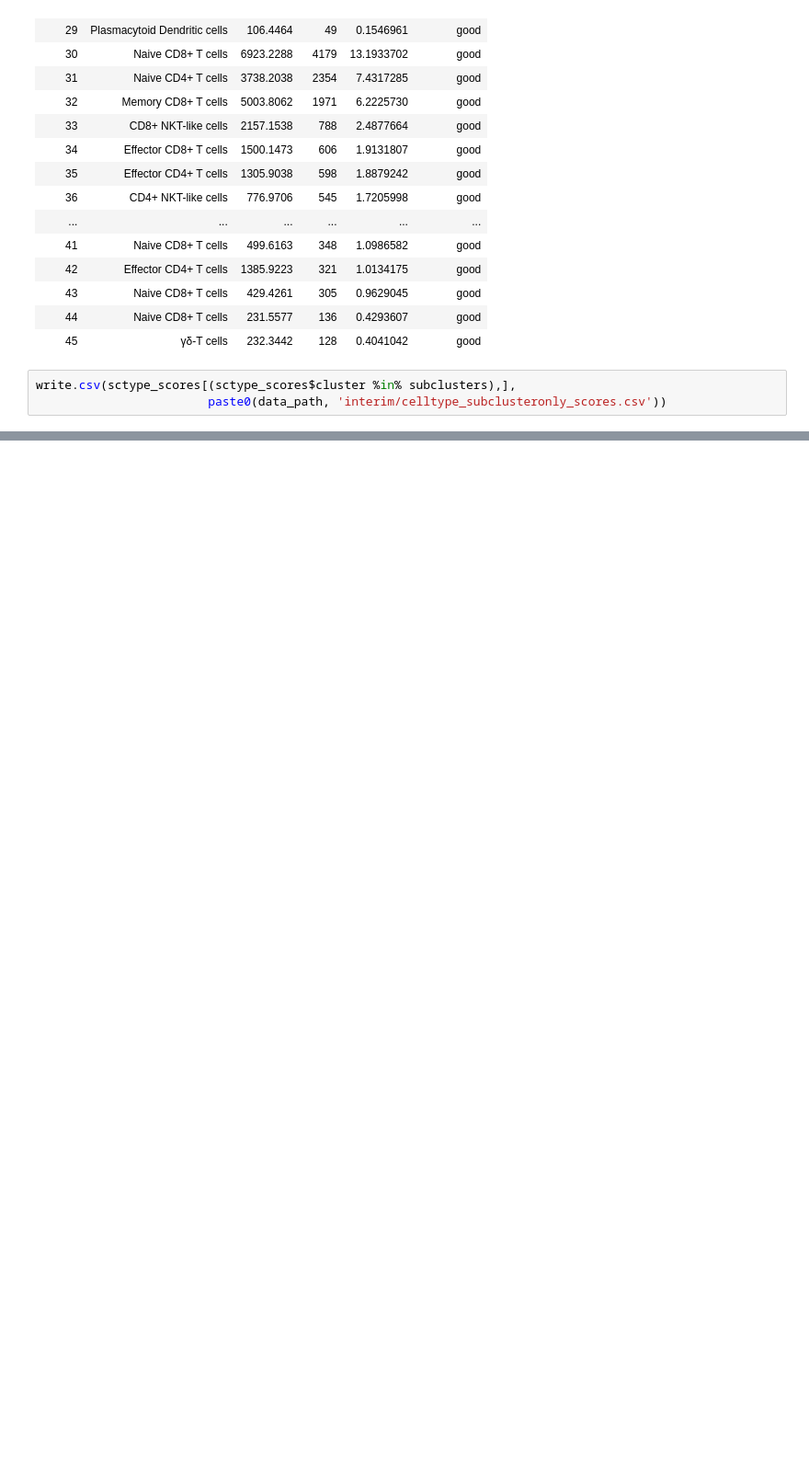
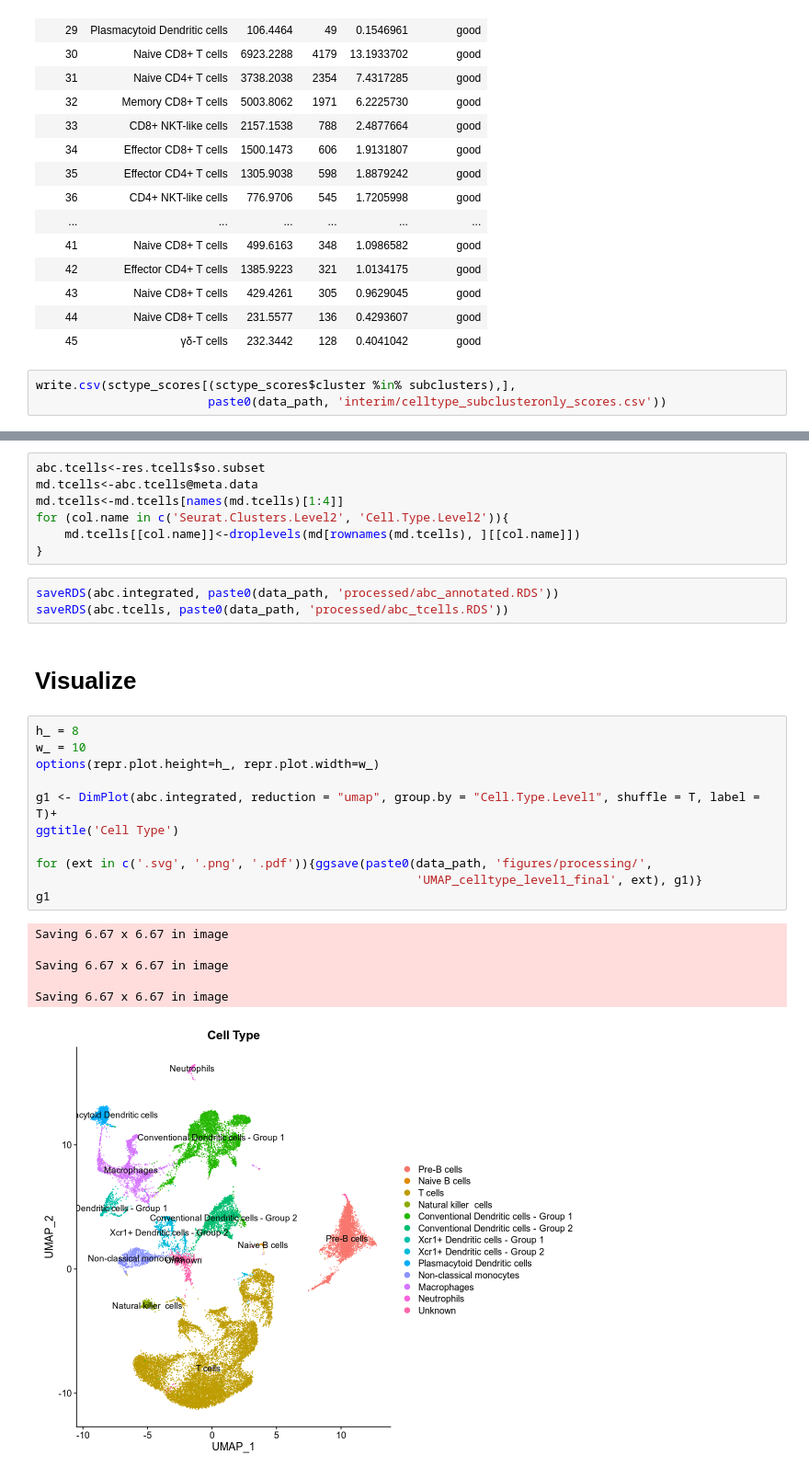
Before and after one commit to hmbaghdassarian/norcross_abc, a Jupyter notebook: notebooks/01_process_data/01Bii_CellType_Annotation_round2.ipynb, the cells around one changed output, grey strips where cells are left out. Shown at 92% size. Saved outputs shown, nothing was run; the diff lists cells and outputs as text; blank space fills up the shorter version.

Commit message:
finalize cell type annotations

```diff
--- a/notebooks/01_process_data/01Bii_CellType_Annotation_round2.ipynb
+++ b/notebooks/01_process_data/01Bii_CellType_Annotation_round2.ipynb
@@ -424,0 +523,30 @@ write.csv(sctype_scores[(sctype_scores$cluster %in% subclusters),],
+# %%
+abc.tcells<-res.tcells$so.subset
+md.tcells<-abc.tcells@meta.data
+md.tcells<-md.tcells[names(md.tcells)[1:4]]
+for (col.name in c('Seurat.Clusters.Level2', 'Cell.Type.Level2')){
+    md.tcells[[col.name]]<-droplevels(md[rownames(md.tcells), ][[col.name]])
+}
+# %%
+saveRDS(abc.integrated, paste0(data_path, 'processed/abc_annotated.RDS'))
+saveRDS(abc.tcells, paste0(data_path, 'processed/abc_tcells.RDS'))
+# %% [markdown]
+# Visualize
+# %%
+h_ = 8
+w_ = 10
+options(repr.plot.height=h_, repr.plot.width=w_)
+
+g1 <- DimPlot(abc.integrated, reduction = "umap", group.by = "Cell.Type.Level1", shuffle = T, label = T)+
+ggtitle('Cell Type')
+
+for (ext in c('.svg', '.png', '.pdf')){ggsave(paste0(data_path, 'figures/processing/',
+                                                     'UMAP_celltype_level1_final', ext), g1)}
+g1
+# %% [output]
+Saving 6.67 x 6.67 in image
+
+Saving 6.67 x 6.67 in image
+
+Saving 6.67 x 6.67 in image
+[figure, added]
```
Also changed, not shown: parts of 30 cells of this notebook, 3 other files.
